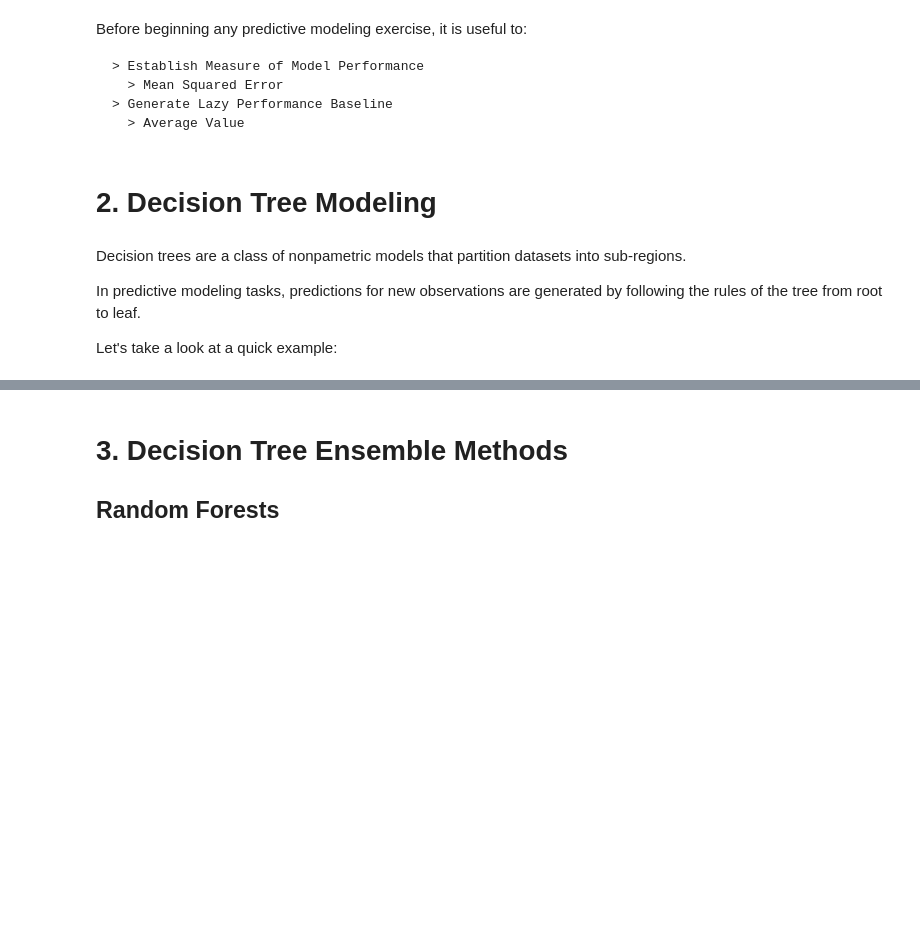
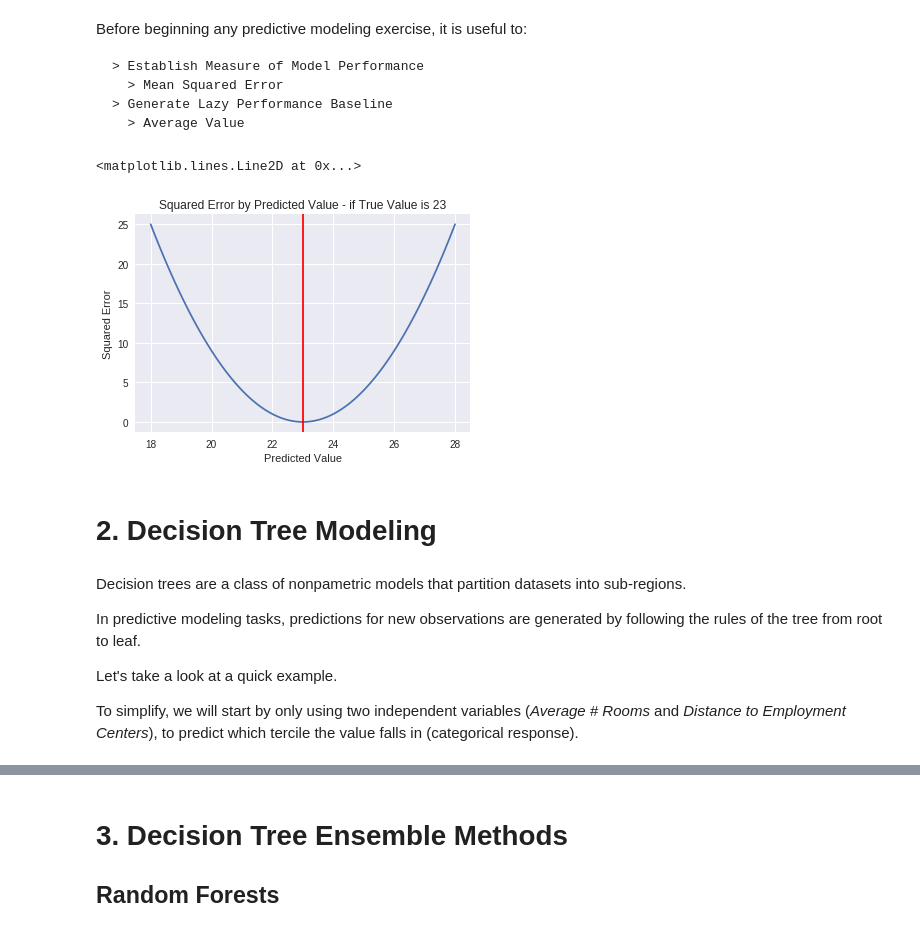
Before and after one commit to EDSDemo/EDSDecisionTrees, a Jupyter notebook: IntroDecisionTrees_EDS.ipynb, the cells around one changed output, grey strips where cells are left out. Drawn from its saved outputs; the diff is of its cells as text; code cells hidden in the pictures; blank space fills up the shorter version.

```diff
--- a/IntroDecisionTrees_EDS.ipynb
+++ b/IntroDecisionTrees_EDS.ipynb
@@ -91,6 +162,27 @@ Before beginning any predictive modeling exercise, it is useful to:
 # function to compute mean squared error
 def mean_squared_error(predicted_values, actual_values):
     return np.mean((predicted_values - actual_values) ** 2)
+# %%
+# plot mean-squared error
+
+# generate a sequence from -5 to 5
+my_seq = np.linspace(18,28,100)
+
+# plot mse if true value is 23
+my_error = [mean_squared_error(pred_val, 23) for pred_val in my_seq]
+
+# generate plot
+import matplotlib.pyplot as plt
+%matplotlib inline
+
+plt.plot(my_seq, my_error)
+plt.ylabel('Squared Error')
+plt.xlabel('Predicted Value')
+plt.title('Squared Error by Predicted Value - if True Value is 23')
+plt.axvline(x=23, color = 'red')
+# %% [output]
+<matplotlib.lines.Line2D at 0x...>
+[figure, added]
 # %% [markdown]
 # 2. Decision Tree Modeling
 # %% [markdown]
@@ -98,7 +190,9 @@ Decision trees are a class of nonpametric models that partition datasets into su
 
 In predictive modeling tasks, predictions for new observations are generated by following the rules of the tree from root to leaf.
 
-Let's take a look at a quick example:
+Let's take a look at a quick example.
+
+To simplify, we will start by only using two independent variables (*Average # Rooms* and *Distance to Employment Centers*), to predict which tercile the value falls in (categorical response).
 # %%
 # import decision tree building functions and visualization functions from sklearn
 from sklearn.tree import DecisionTreeClassifier, DecisionTreeRegressor, export_graphviz
```
Also changed, not shown: parts of 56 cells of this notebook.
